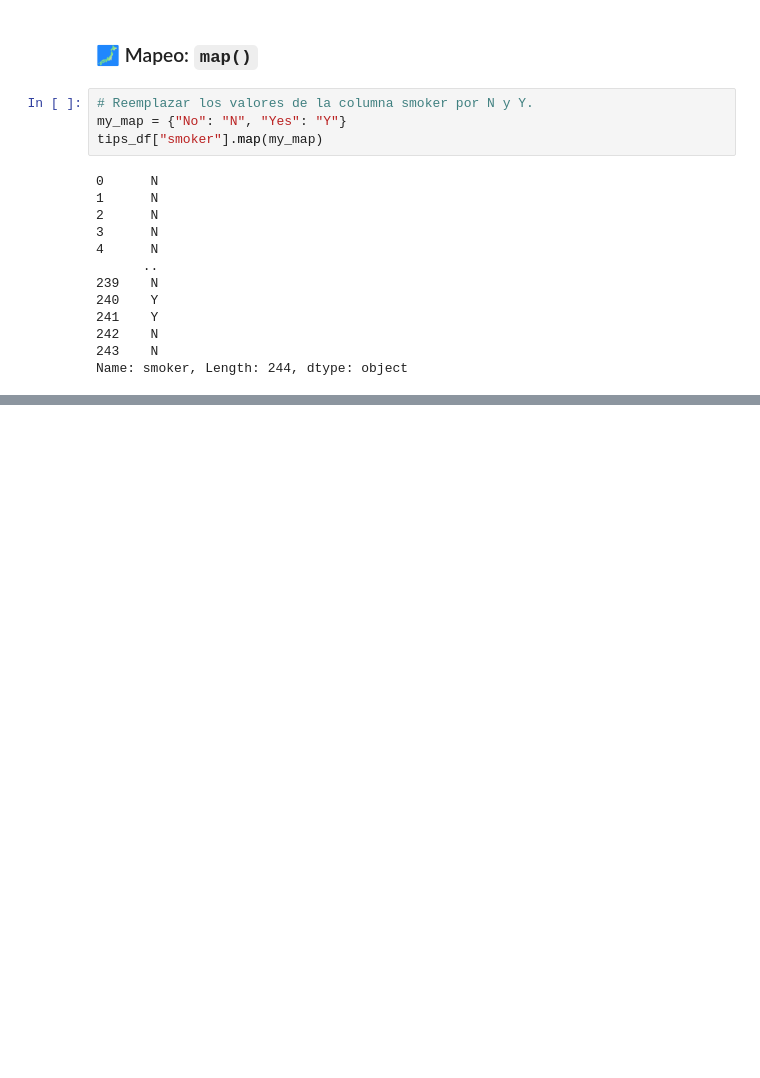
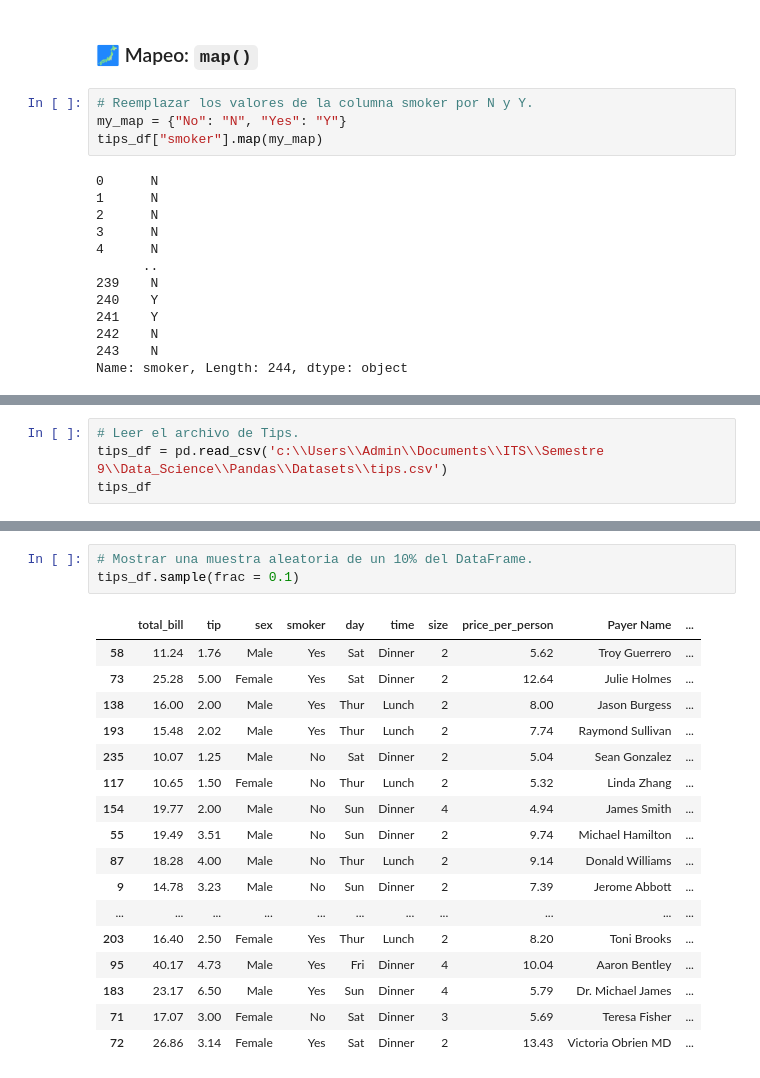
Before and after one commit to frenovatoa/Data_Science, a Jupyter notebook: Pandas/Notas/notas.ipynb, the cells around one changed output, grey strips where cells are left out. Cells and saved outputs as stored; diff of their text form; blank space fills up the shorter version.

```diff
--- a/Pandas/Notas/notas.ipynb
+++ b/Pandas/Notas/notas.ipynb
@@ -1526,0 +1573,4 @@ Name: smoker, Length: 244, dtype: object
+# %%
+# Leer el archivo de Tips.
+tips_df = pd.read_csv('c:\\Users\\Admin\\Documents\\ITS\\Semestre 9\\Data_Science\\Pandas\\Datasets\\tips.csv')
+tips_df
@@ -1526,0 +1709,21 @@ Name: smoker, Length: 244, dtype: object
+# %%
+# Mostrar una muestra aleatoria de un 10% del DataFrame.
+tips_df.sample(frac = 0.1)
+# %% [output]
+|  | total_bill | tip | sex | smoker | day | time | size | price_per_person | Payer Name | ... |
+| 58 | 11.24 | 1.76 | Male | Yes | Sat | Dinner | 2 | 5.62 | Troy Guerrero | ... |
+| 73 | 25.28 | 5.00 | Female | Yes | Sat | Dinner | 2 | 12.64 | Julie Holmes | ... |
+| 138 | 16.00 | 2.00 | Male | Yes | Thur | Lunch | 2 | 8.00 | Jason Burgess | ... |
+| 193 | 15.48 | 2.02 | Male | Yes | Thur | Lunch | 2 | 7.74 | Raymond Sullivan | ... |
+| 235 | 10.07 | 1.25 | Male | No | Sat | Dinner | 2 | 5.04 | Sean Gonzalez | ... |
+| 117 | 10.65 | 1.50 | Female | No | Thur | Lunch | 2 | 5.32 | Linda Zhang | ... |
+| 154 | 19.77 | 2.00 | Male | No | Sun | Dinner | 4 | 4.94 | James Smith | ... |
+| 55 | 19.49 | 3.51 | Male | No | Sun | Dinner | 2 | 9.74 | Michael Hamilton | ... |
+| 87 | 18.28 | 4.00 | Male | No | Thur | Lunch | 2 | 9.14 | Donald Williams | ... |
+| 9 | 14.78 | 3.23 | Male | No | Sun | Dinner | 2 | 7.39 | Jerome Abbott | ... |
+| ... | ... | ... | ... | ... | ... | ... | ... | ... | ... | ... |
+| 203 | 16.40 | 2.50 | Female | Yes | Thur | Lunch | 2 | 8.20 | Toni Brooks | ... |
+| 95 | 40.17 | 4.73 | Male | Yes | Fri | Dinner | 4 | 10.04 | Aaron Bentley | ... |
+| 183 | 23.17 | 6.50 | Male | Yes | Sun | Dinner | 4 | 5.79 | Dr. Michael James | ... |
+| 71 | 17.07 | 3.00 | Female | No | Sat | Dinner | 3 | 5.69 | Teresa Fisher | ... |
+| 72 | 26.86 | 3.14 | Female | Yes | Sat | Dinner | 2 | 13.43 | Victoria Obrien MD | ... |
```
Also changed, not shown: parts of 23 cells of this notebook, 1 other file.
